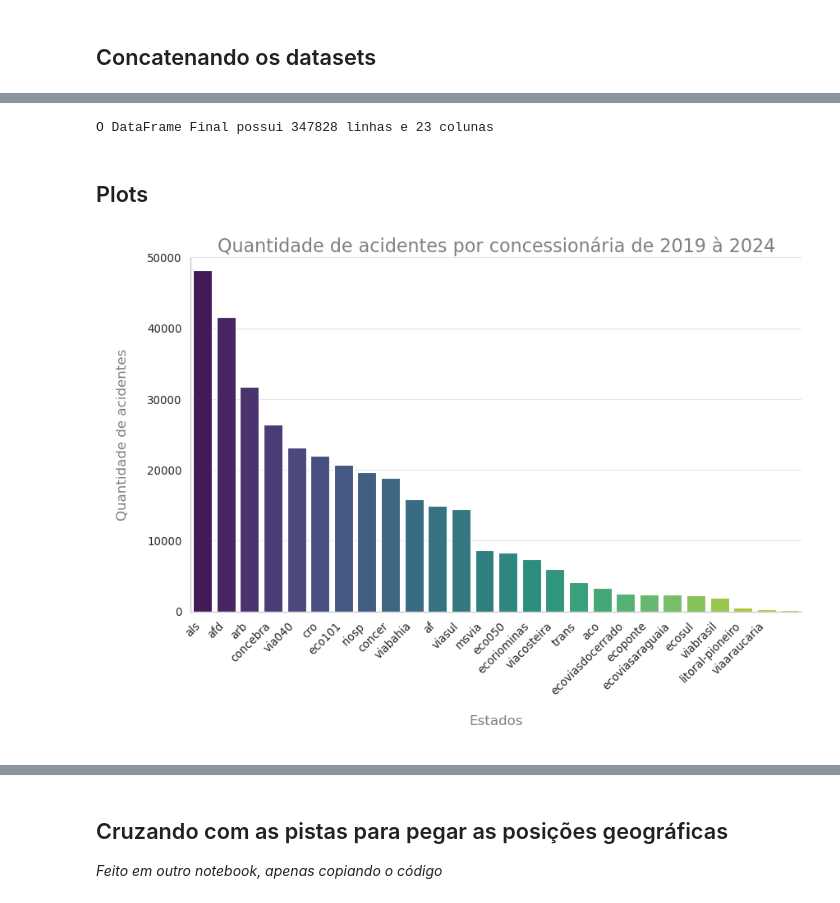
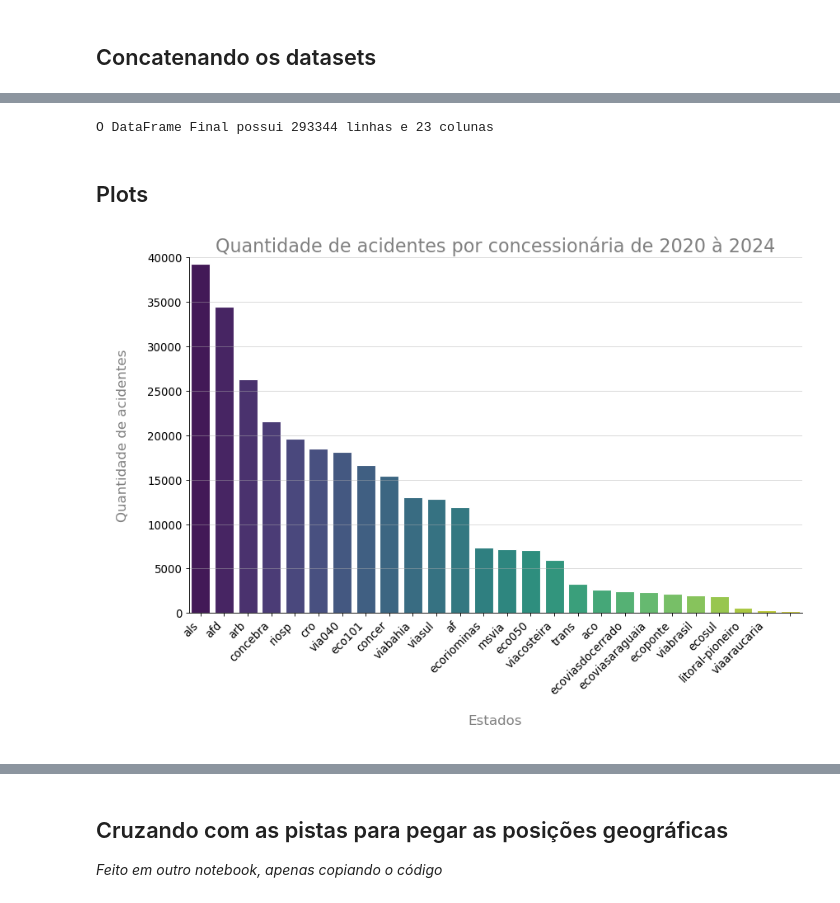
Before and after one commit to GuiBatalhoti/Dados_ANTT, a Jupyter notebook: acidentes.ipynb, the cells around one changed output, grey strips where cells are left out. Saved outputs shown, nothing was run; the diff lists cells and outputs as text; code cells hidden in the pictures.

```diff
--- a/acidentes.ipynb
+++ b/acidentes.ipynb
@@ -59,7 +60,7 @@ for key, df in dfs.items():
     df['data_hora'] = pd.to_datetime(df['data'].astype(str) + ' ' + df['horario'], format='%Y-%m-%d %H:%M:%S')
     df['com_vitima'] = True if df['tipo_de_ocorrencia'].str.contains('com').any() else False
     df.drop(columns=['tipo_de_ocorrencia','data','horario'], inplace=True)
-    df = df[df['data_hora'].dt.year >= 2019]
+    df = df[df['data_hora'].dt.year >= 2020]
     new_dfs.append(df)
 
 new_dfs[0]
@@ -136,7 +137,7 @@ Tipo de dado da coluna 'km': float64
 # %%
 print("O DataFrame Final possui {} linhas e {} colunas".format(df_final.shape[0], df_final.shape[1]))
 # %% [output]
-O DataFrame Final possui 347828 linhas e 23 colunas
+O DataFrame Final possui 293344 linhas e 23 colunas
 # %% [markdown]
 ## Plots
 # %%
@@ -146,40 +147,40 @@ sns.set_theme(style='whitegrid')
 ax = sns.barplot(x=df_final['concessionaria'].value_counts().index,
                  y=df_final['concessionaria'].value_counts().values,
                  palette='viridis')
-plt.title('Quantidade de acidentes por concessionária de 2019 à 2024', fontsize=20, color='gray')
+plt.title('Quantidade de acidentes por concessionária de 2020 à 2024', fontsize=20, color='gray')
 
 # total = df_final.shape[0]
 # for i in ax.patches:
 #     ax.text(i.get_x()+0.03, i.get_height() - 1500,
 #             str(round((i.get_height()/total)*100, 2))+"%",
 #             ha='center',
 #             fontsize=12,
 #             weight='bold',
 #             color='white')
 
 plt.xlabel('\nEstados\n', fontsize=15, color='gray')
 plt.ylabel('\nQuantidade de acidentes\n', fontsize=15, color='gray')
 
 plt.xticks(rotation=45, ha='right', fontsize=12)
 plt.yticks(fontsize=12)
 
-plt.ylim(0, 50000)
+plt.ylim(0, 40000)
 
 plt.grid(axis='y', alpha=0.5)
 
 # for i in ['bottom', 'left']:
 #     ax.spines[i].set_color('white')
 #     ax.spines[i].set_linewidth(1.5)
 
 right_side = ax.spines["right"]
 right_side.set_visible(False)
 
 top_side = ax.spines["top"]
 top_side.set_visible(False)
 
 plt.show()
 # %% [output]
-[figure, old version]
+[figure, new version]
 # %%
 df_final['estado'] = df_final['trecho'].str.split('/').str[1]
 df_final.head(1)
```
Also changed, not shown: parts of 16 cells of this notebook, 1 other file.
